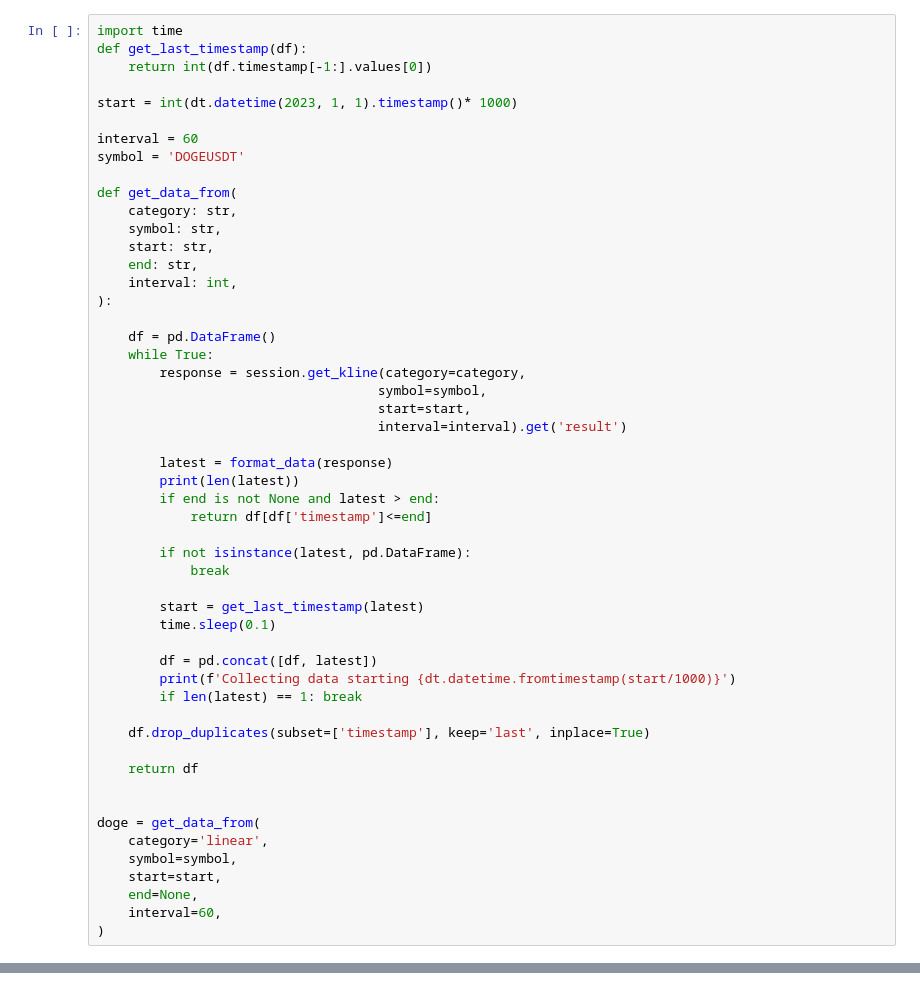
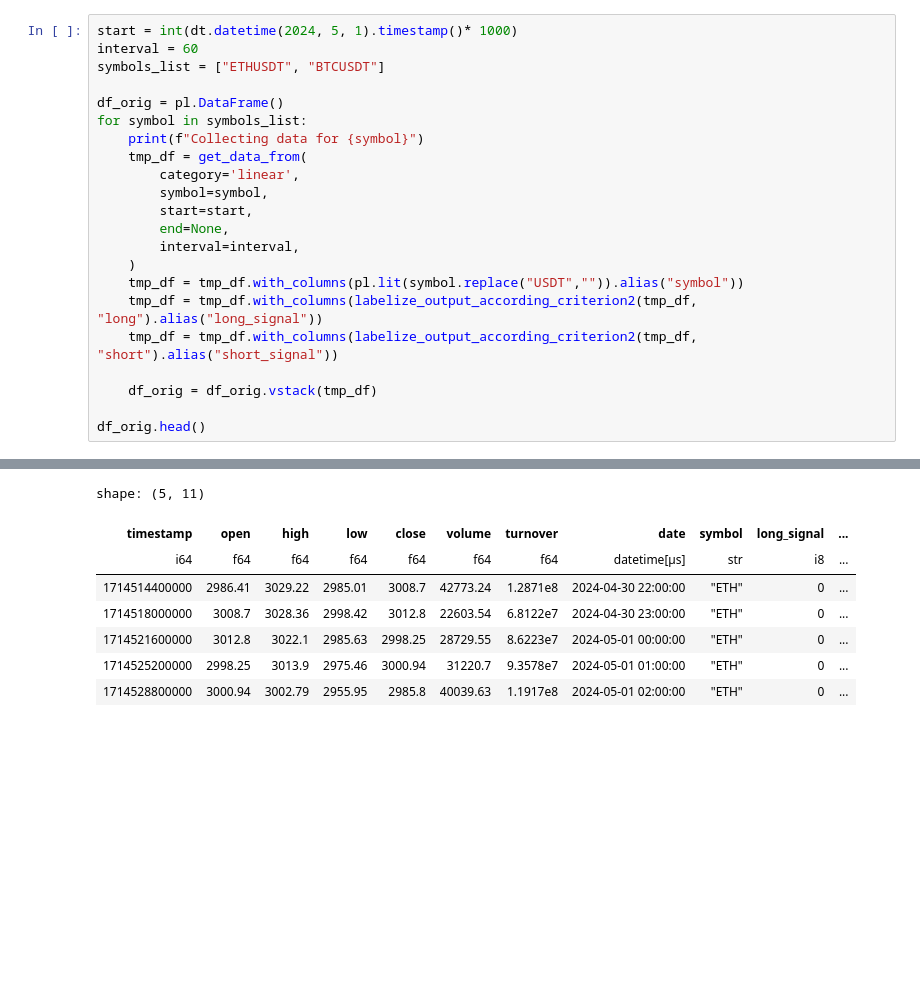
Before and after one commit to manuorlandi/FinancialPython, a Jupyter notebook: BYBIT.ipynb, the cells around one changed output, grey strips where cells are left out. Saved outputs shown, nothing was run; the diff lists cells and outputs as text; blank space fills up the shorter version.

```diff
--- a/BYBIT.ipynb
+++ b/BYBIT.ipynb
@@ -98,53 +214,23 @@ df
 # %%
-import time
-def get_last_timestamp(df):
-    return int(df.timestamp[-1:].values[0])
+start = int(dt.datetime(2024, 5, 1).timestamp()* 1000)
+interval = 60
+symbols_list = ["ETHUSDT", "BTCUSDT"]
 
-start = int(dt.datetime(2023, 1, 1).timestamp()* 1000)
+df_orig = pl.DataFrame()
+for symbol in symbols_list:
+    print(f"Collecting data for {symbol}")
+    tmp_df = get_data_from(
+        category='linear',
+        symbol=symbol,
+        start=start,
+        end=None,
+        interval=interval,
+    )
+    tmp_df = tmp_df.with_columns(pl.lit(symbol.replace("USDT","")).alias("symbol"))
+    tmp_df = tmp_df.with_columns(labelize_output_according_criterion2(tmp_df, "long").alias("long_signal"))
+    tmp_df = tmp_df.with_columns(labelize_output_according_criterion2(tmp_df, "short").alias("short_signal"))
 
-interval = 60
-symbol = 'DOGEUSDT'
+    df_orig = df_orig.vstack(tmp_df)
 
-def get_data_from(
-    category: str,
-    symbol: str,
-    start: str,
-    end: str,
-    interval: int,
-):
-
-    df = pd.DataFrame()
-    while True:
-        response = session.get_kline(category=category,
-                                    symbol=symbol,
-                                    start=start,
-                                    interval=interval).get('result')
-
-        latest = format_data(response)
-        print(len(latest))
-        if end is not None and latest > end:
-            return df[df['timestamp']<=end]
-
-        if not isinstance(latest, pd.DataFrame):
-            break
-
-        start = get_last_timestamp(latest)
-        time.sleep(0.1)
-
-        df = pd.concat([df, latest])
-        print(f'Collecting data starting {dt.datetime.fromtimestamp(start/1000)}')
-        if len(latest) == 1: break
-
-    df.drop_duplicates(subset=['timestamp'], keep='last', inplace=True)
-
-    return df
-
-
-doge = get_data_from(
-    category='linear',
-    symbol=symbol,
-    start=start,
-    end=None,
-    interval=60,
-)
+df_orig.head()
 # %% [output]
@@ -167,0 +254,8 @@ Collecting data starting 2024-07-09 22:00:00
+shape: (5, 11)
+| timestamp | open | high | low | close | volume | turnover | date | symbol | long_signal | ... |
+| i64 | f64 | f64 | f64 | f64 | f64 | f64 | datetime[μs] | str | i8 | ... |
+| 1714514400000 | 2986.41 | 3029.22 | 2985.01 | 3008.7 | 42773.24 | 1.2871e8 | 2024-04-30 22:00:00 | "ETH" | 0 | ... |
+| 1714518000000 | 3008.7 | 3028.36 | 2998.42 | 3012.8 | 22603.54 | 6.8122e7 | 2024-04-30 23:00:00 | "ETH" | 0 | ... |
+| 1714521600000 | 3012.8 | 3022.1 | 2985.63 | 2998.25 | 28729.55 | 8.6223e7 | 2024-05-01 00:00:00 | "ETH" | 0 | ... |
+| 1714525200000 | 2998.25 | 3013.9 | 2975.46 | 3000.94 | 31220.7 | 9.3578e7 | 2024-05-01 01:00:00 | "ETH" | 0 | ... |
+| 1714528800000 | 3000.94 | 3002.79 | 2955.95 | 2985.8 | 40039.63 | 1.1917e8 | 2024-05-01 02:00:00 | "ETH" | 0 | ... |
```
Also changed, not shown: parts of 25 cells of this notebook, 6 other files.
